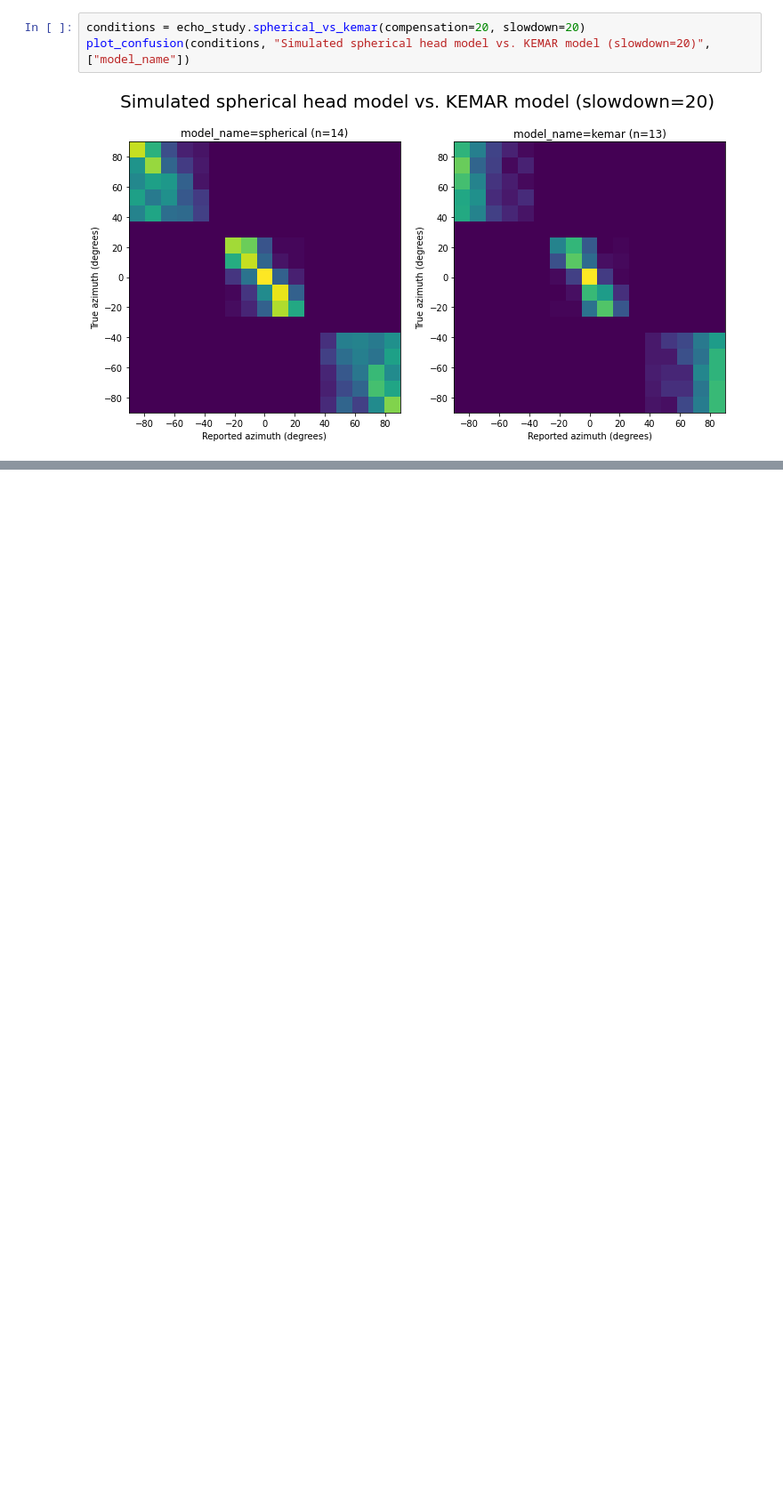
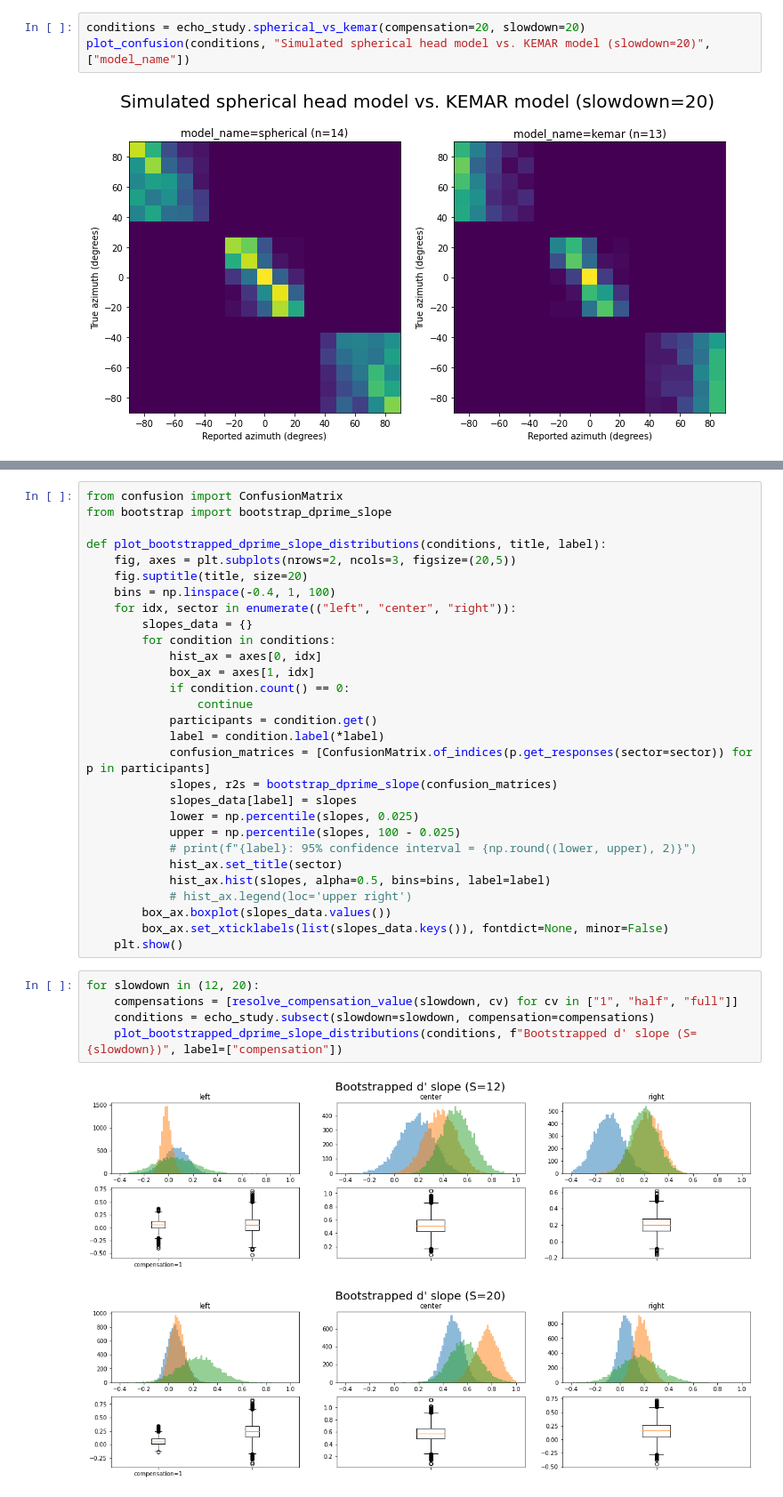
Before and after one commit to robin-labs/supernormal-echolocation-analysis, a Jupyter notebook: figures.ipynb, the cells around one changed output, grey strips where cells are left out. Shown: that part at 89% size. Cells and saved outputs as stored; diff of their text form; blank space fills up the shorter version.

```diff
--- a/figures.ipynb
+++ b/figures.ipynb
@@ -94,0 +103,37 @@ plot_sensitivities(conditions, "Sensitivity curve for KEMAR baseline vs. spheric
+# %%
+from confusion import ConfusionMatrix
+from bootstrap import bootstrap_dprime_slope
+
+def plot_bootstrapped_dprime_slope_distributions(conditions, title, label):
+    fig, axes = plt.subplots(nrows=2, ncols=3, figsize=(20,5))
+    fig.suptitle(title, size=20)
+    bins = np.linspace(-0.4, 1, 100)
+    for idx, sector in enumerate(("left", "center", "right")):
+        slopes_data = {}
+        for condition in conditions:
+            hist_ax = axes[0, idx]
+            box_ax = axes[1, idx]
+            if condition.count() == 0:
+                continue
+            participants = condition.get()
+            label = condition.label(*label)
+            confusion_matrices = [ConfusionMatrix.of_indices(p.get_responses(sector=sector)) for p in participants]
+            slopes, r2s = bootstrap_dprime_slope(confusion_matrices)
+            slopes_data[label] = slopes
+            lower = np.percentile(slopes, 0.025)
+            upper = np.percentile(slopes, 100 - 0.025)
+            # print(f"{label}: 95% confidence interval = {np.round((lower, upper), 2)}")
+            hist_ax.set_title(sector)
+            hist_ax.hist(slopes, alpha=0.5, bins=bins, label=label)
+            # hist_ax.legend(loc='upper right')
+        box_ax.boxplot(slopes_data.values())
+        box_ax.set_xticklabels(list(slopes_data.keys()), fontdict=None, minor=False)
+    plt.show()
+# %%
+for slowdown in (12, 20):
+    compensations = [resolve_compensation_value(slowdown, cv) for cv in ["1", "half", "full"]]
+    conditions = echo_study.subsect(slowdown=slowdown, compensation=compensations)
+    plot_bootstrapped_dprime_slope_distributions(conditions, f"Bootstrapped d' slope (S={slowdown})", label=["compensation"])
+# %% [output]
+[figure, added]
+[figure, added]
```
Also changed, not shown: parts of 5 cells of this notebook, 16 other files.
